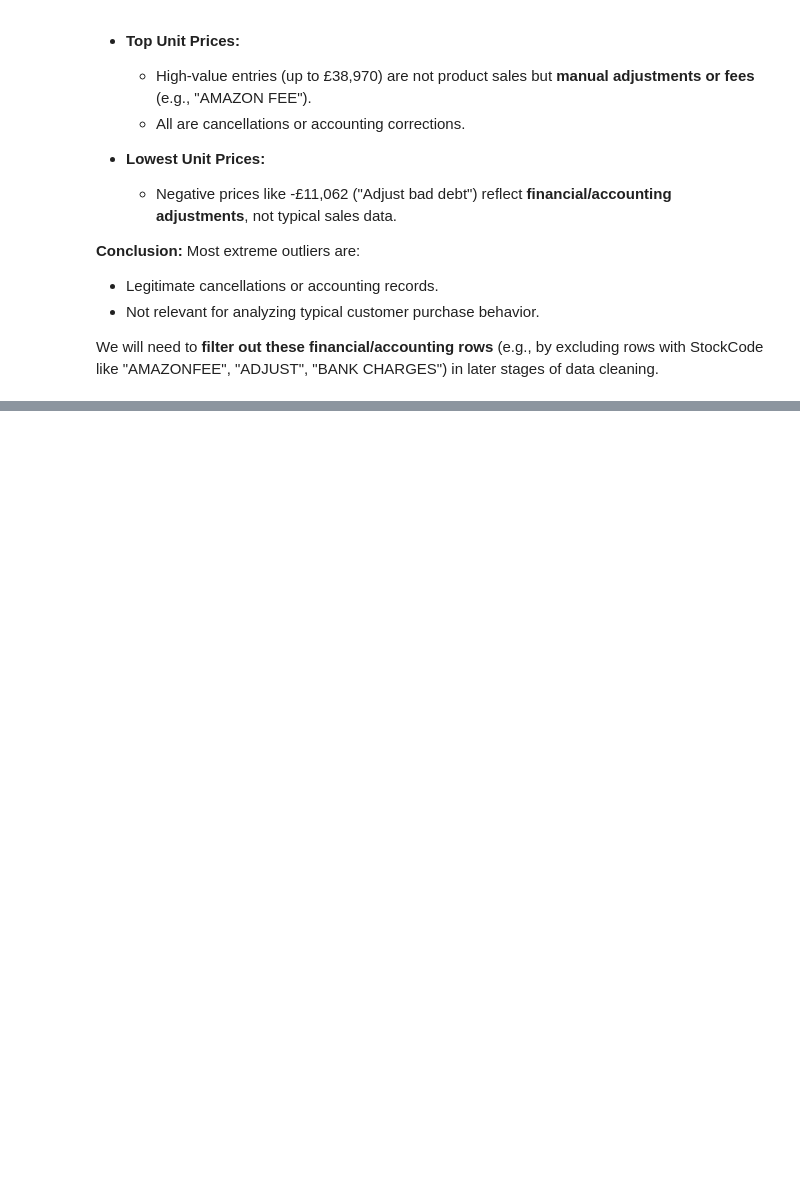
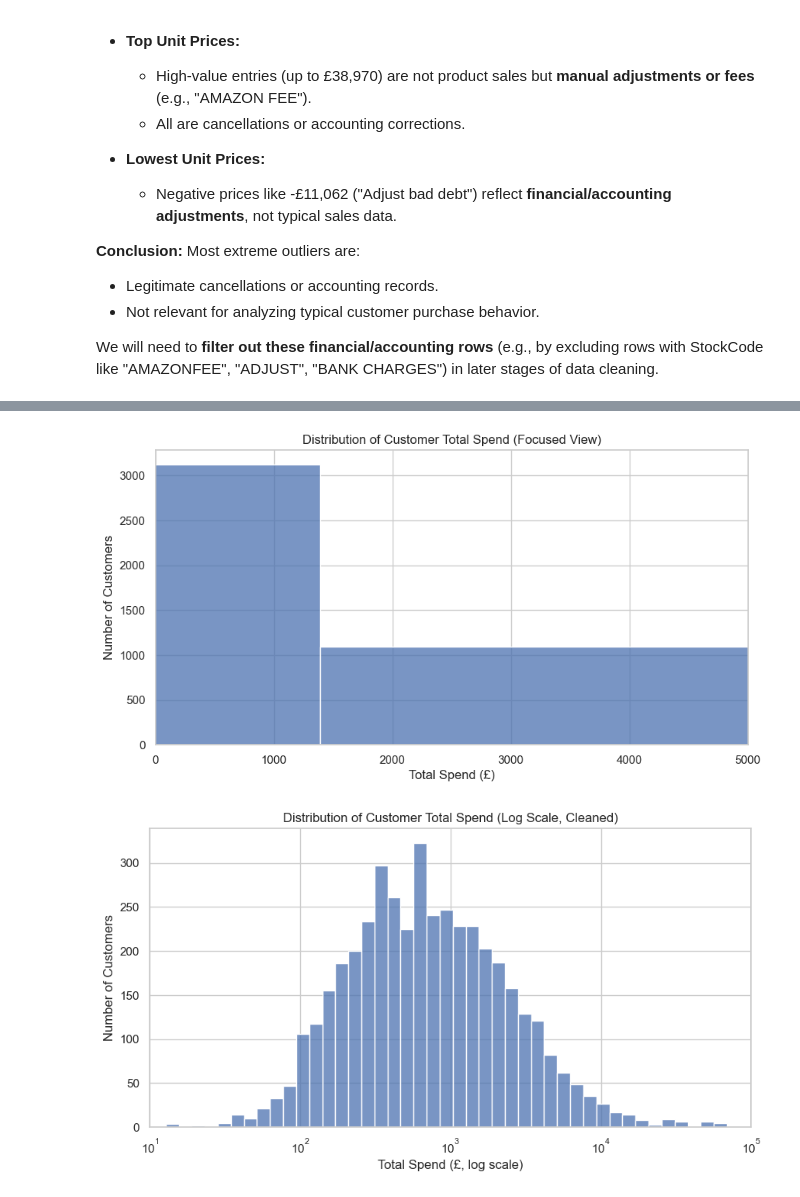
Before and after one commit to TarikBugraAy/customer-behavior-bi-project, a Jupyter notebook: notebooks/01_eda_and_cleaning.ipynb, the cells around one changed output, grey strips where cells are left out. Cells and saved outputs as stored; diff of their text form; code cells hidden in the pictures; blank space fills up the shorter version.

```diff
--- a/notebooks/01_eda_and_cleaning.ipynb
+++ b/notebooks/01_eda_and_cleaning.ipynb
@@ -387,0 +640,23 @@ We will need to **filter out these financial/accounting rows** (e.g., by excludi
+# %%
+# Top plot with x-axis limit (0 to 5000)
+plt.figure(figsize=(10, 5))
+sns.histplot(customer_summary['TotalSpend'], bins=50, kde=False)
+plt.title('Distribution of Customer Total Spend (Focused View)')
+plt.xlabel('Total Spend (£)')
+plt.ylabel('Number of Customers')
+plt.xlim(0, 5000)
+plt.show()
+
+# Log-scale plot: filter for positive spend > £10 to avoid tiny values
+positive_spend_filtered = positive_spend[positive_spend > 10]
+
+plt.figure(figsize=(10, 5))
+sns.histplot(positive_spend_filtered, bins=50, kde=False, log_scale=(True, False))
+plt.title('Distribution of Customer Total Spend (Log Scale, Cleaned)')
+plt.xlabel('Total Spend (£, log scale)')
+plt.ylabel('Number of Customers')
+plt.xlim(10, 100000)
+plt.show()
+# %% [output]
+[figure, added]
+[figure, added]
```
Also changed, not shown: parts of 23 cells of this notebook, 1 other file.
